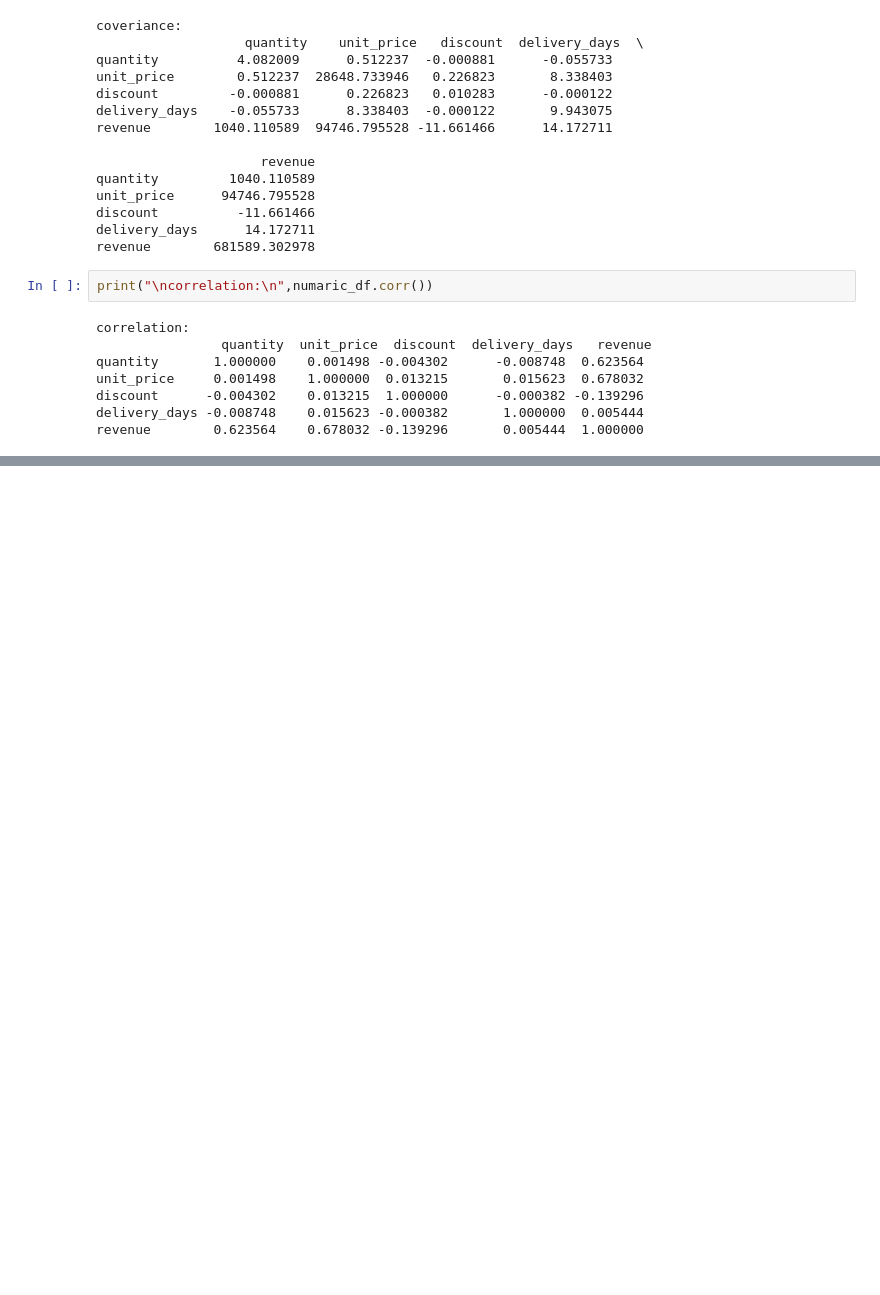
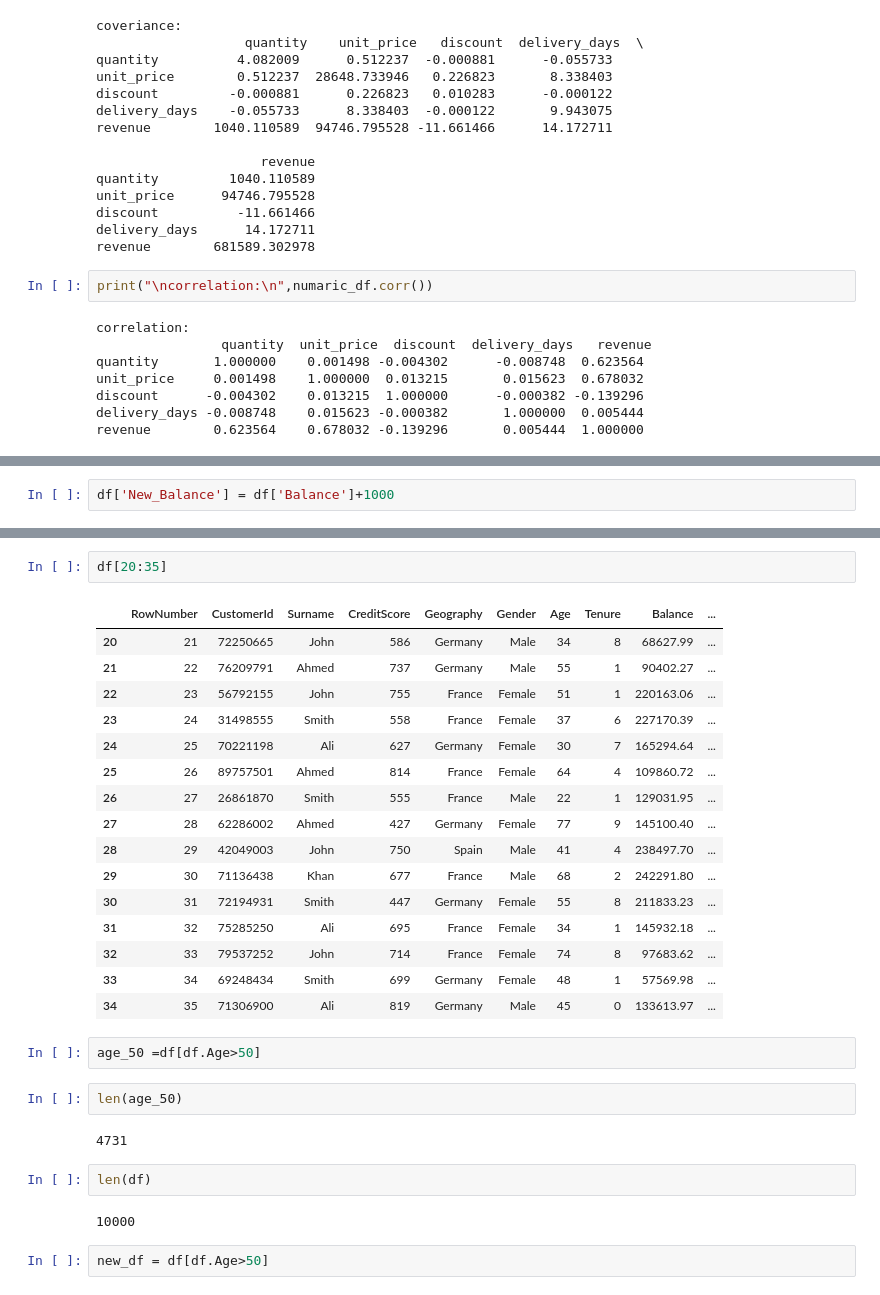
Before and after one commit to mudasirahmad56/PYTHON, a Jupyter notebook: chapter01.ipynb, the cells around one changed output, grey strips where cells are left out. Cells and saved outputs as stored; diff of their text form; blank space fills up the shorter version.

```diff
--- a/chapter01.ipynb
+++ b/chapter01.ipynb
@@ -1413,0 +1563,2 @@ revenue        0.623564    0.678032 -0.139296       0.005444  1.000000
+# %%
+df['New_Balance'] = df['Balance']+1000
@@ -1413,0 +1574,31 @@ revenue        0.623564    0.678032 -0.139296       0.005444  1.000000
+# %%
+df[20:35]
+# %% [output]
+|  | RowNumber | CustomerId | Surname | CreditScore | Geography | Gender | Age | Tenure | Balance | ... |
+| 20 | 21 | 72250665 | John | 586 | Germany | Male | 34 | 8 | 68627.99 | ... |
+| 21 | 22 | 76209791 | Ahmed | 737 | Germany | Male | 55 | 1 | 90402.27 | ... |
+| 22 | 23 | 56792155 | John | 755 | France | Female | 51 | 1 | 220163.06 | ... |
+| 23 | 24 | 31498555 | Smith | 558 | France | Female | 37 | 6 | 227170.39 | ... |
+| 24 | 25 | 70221198 | Ali | 627 | Germany | Female | 30 | 7 | 165294.64 | ... |
+| 25 | 26 | 89757501 | Ahmed | 814 | France | Female | 64 | 4 | 109860.72 | ... |
+| 26 | 27 | 26861870 | Smith | 555 | France | Male | 22 | 1 | 129031.95 | ... |
+| 27 | 28 | 62286002 | Ahmed | 427 | Germany | Female | 77 | 9 | 145100.40 | ... |
+| 28 | 29 | 42049003 | John | 750 | Spain | Male | 41 | 4 | 238497.70 | ... |
+| 29 | 30 | 71136438 | Khan | 677 | France | Male | 68 | 2 | 242291.80 | ... |
+| 30 | 31 | 72194931 | Smith | 447 | Germany | Female | 55 | 8 | 211833.23 | ... |
+| 31 | 32 | 75285250 | Ali | 695 | France | Female | 34 | 1 | 145932.18 | ... |
+| 32 | 33 | 79537252 | John | 714 | France | Female | 74 | 8 | 97683.62 | ... |
+| 33 | 34 | 69248434 | Smith | 699 | Germany | Female | 48 | 1 | 57569.98 | ... |
+| 34 | 35 | 71306900 | Ali | 819 | Germany | Male | 45 | 0 | 133613.97 | ... |
+# %%
+age_50 =df[df.Age>50]
+# %%
+len(age_50)
+# %% [output]
+4731
+# %%
+len(df)
+# %% [output]
+10000
+# %%
+new_df = df[df.Age>50]
```
Also changed, not shown: parts of 17 cells of this notebook.
